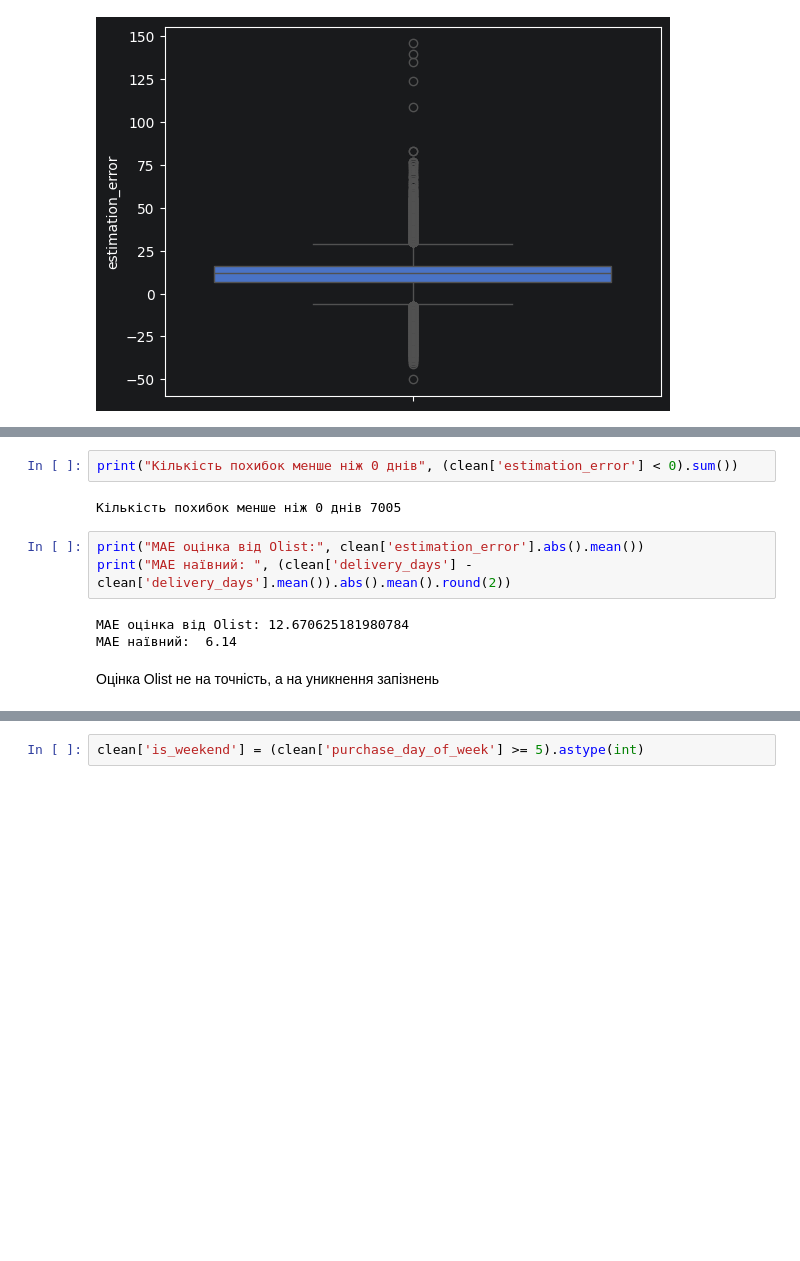
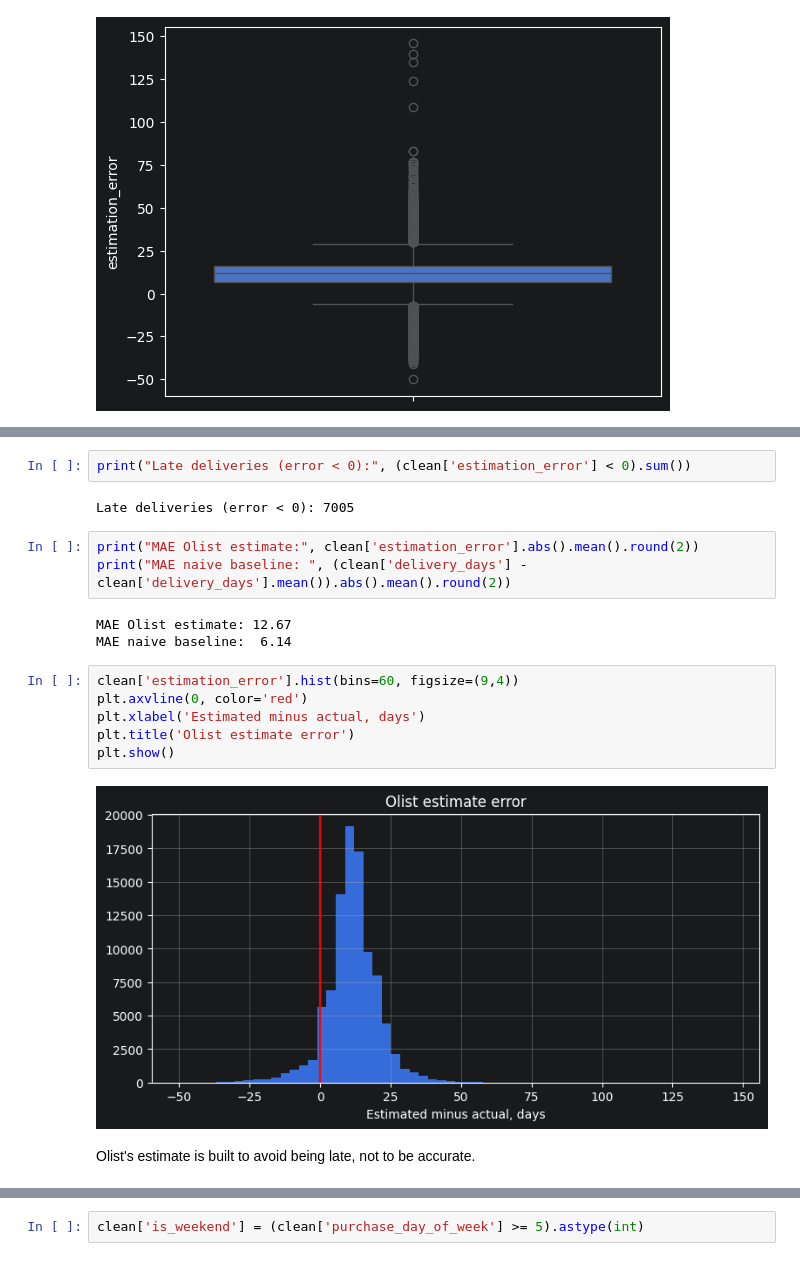
Before and after one commit to arocasim/olist_delivery_risk, a Jupyter notebook: notebooks/01_eda.ipynb, the cells around one changed output, grey strips where cells are left out. Saved outputs shown, nothing was run; the diff lists cells and outputs as text; blank space fills up the shorter version.

```diff
--- a/notebooks/01_eda.ipynb
+++ b/notebooks/01_eda.ipynb
@@ -238,13 +243,21 @@ clean[clean['estimation_error'] <= 0].head()
 # %%
-print("Кількість похибок менше ніж 0 днів", (clean['estimation_error'] < 0).sum())
+print("Late deliveries (error < 0):", (clean['estimation_error'] < 0).sum())
 # %% [output]
-Кількість похибок менше ніж 0 днів 7005
+Late deliveries (error < 0): 7005
 # %%
-print("MAE оцінка від Olist:", clean['estimation_error'].abs().mean())
-print("MAE наївний: ", (clean['delivery_days'] - clean['delivery_days'].mean()).abs().mean().round(2))
+print("MAE Olist estimate:", clean['estimation_error'].abs().mean().round(2))
+print("MAE naive baseline: ", (clean['delivery_days'] - clean['delivery_days'].mean()).abs().mean().round(2))
 # %% [output]
-MAE оцінка від Olist: 12.670625181980784
-MAE наївний:  6.14
+MAE Olist estimate: 12.67
+MAE naive baseline:  6.14
-# %% [markdown]
-Оцінка Olist не на точність, а на уникнення запізнень
+# %%
+clean['estimation_error'].hist(bins=60, figsize=(9,4))
+plt.axvline(0, color='red')
+plt.xlabel('Estimated minus actual, days')
+plt.title('Olist estimate error')
+plt.show()
+# %% [output]
+[figure, added]
+# %% [markdown]
+Olist's estimate is built to avoid being late, not to be accurate.
 # %%
```
Also changed, not shown: parts of 40 cells of this notebook.
